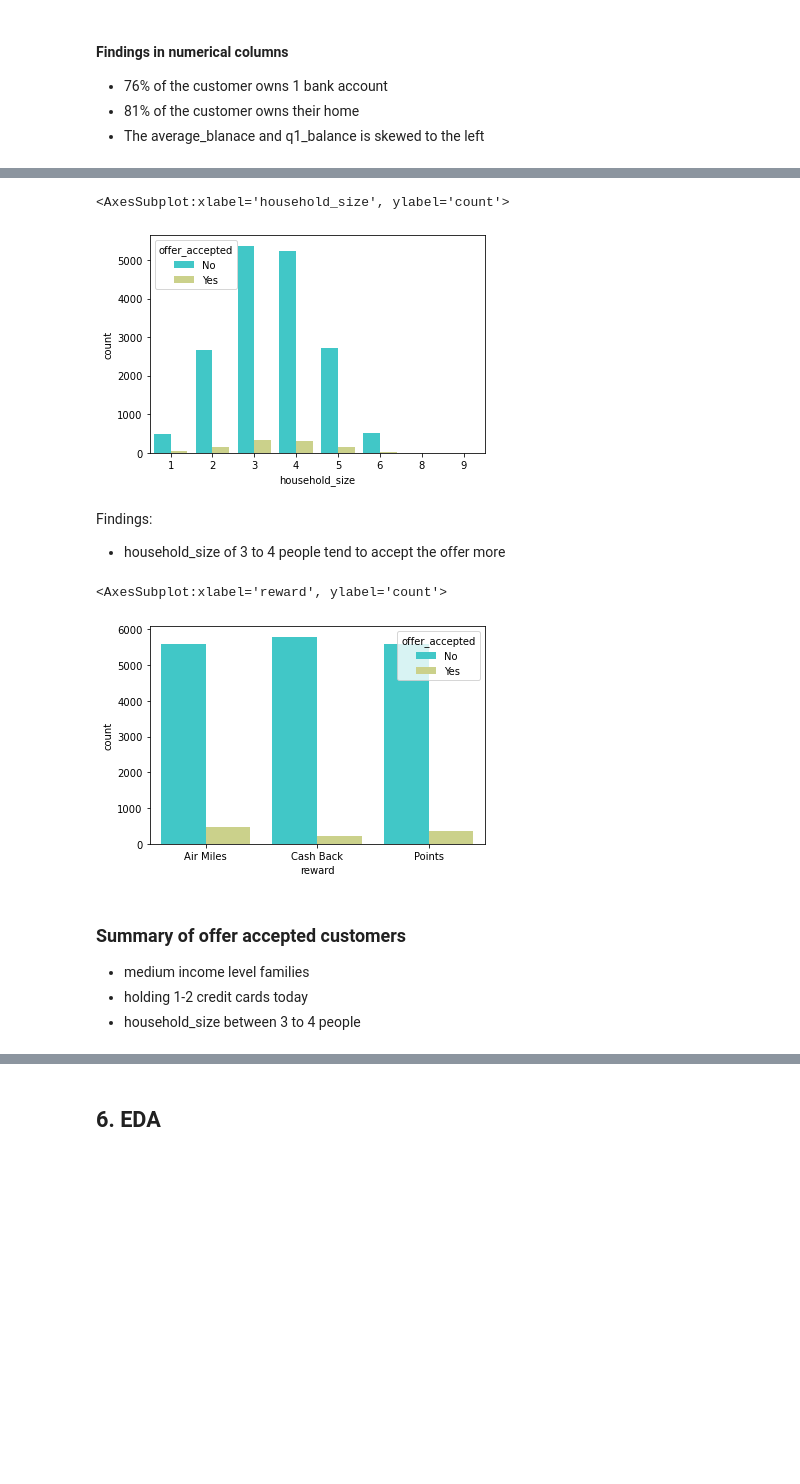
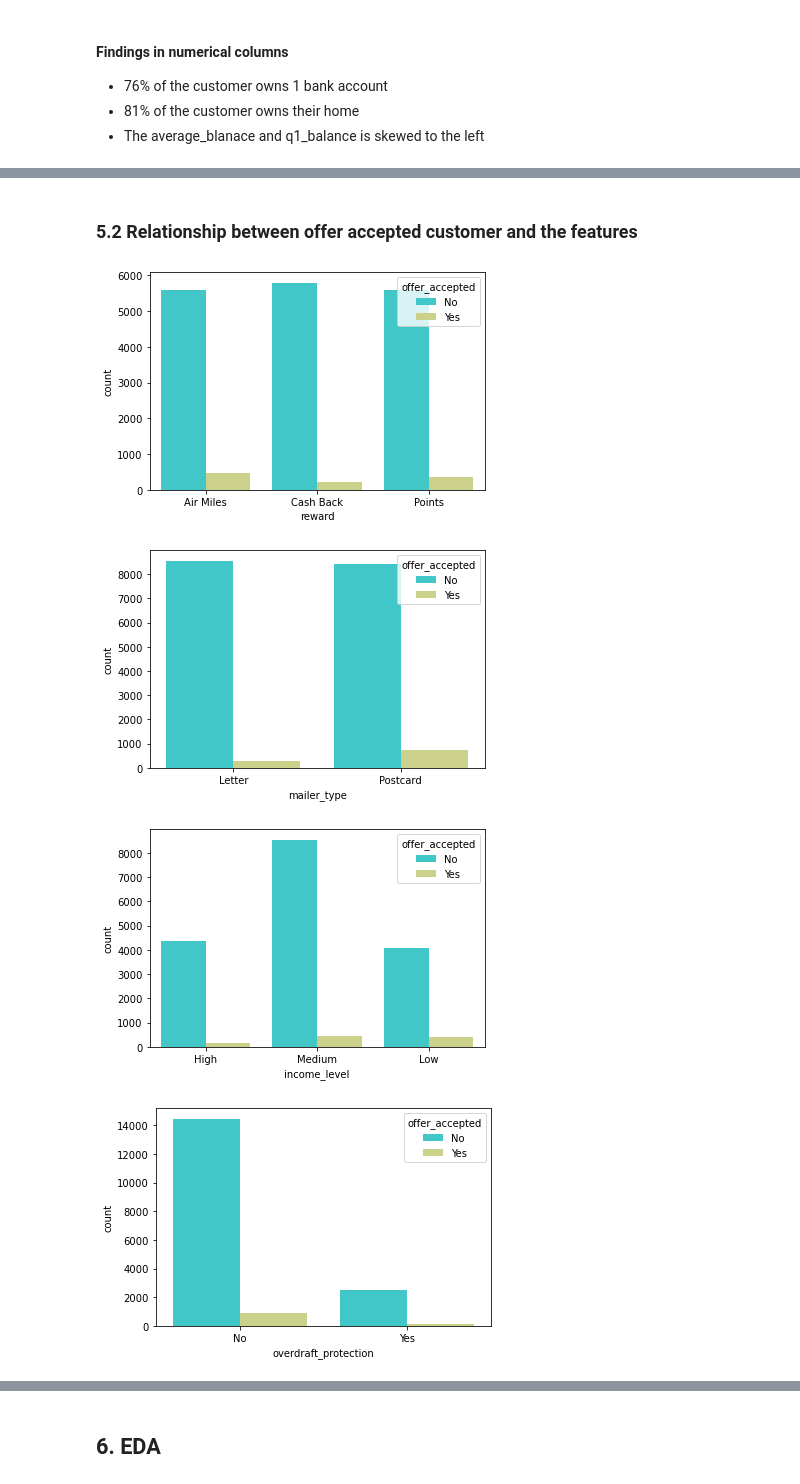
Before and after one commit to yuawano/mid-bootcamp-project, a Jupyter notebook: classification/data/mid-bootcamp-project, v5 (smote).ipynb, the cells around one changed output, grey strips where cells are left out. Saved outputs shown, nothing was run; the diff lists cells and outputs as text; code cells hidden in the pictures; blank space fills up the shorter version.

Commit message:
data visualization added

```diff
--- a/classification/data/mid-bootcamp-project, v5 (smote).ipynb
+++ b/classification/data/mid-bootcamp-project, v5 (smote).ipynb
@@ -456,18 +431,14 @@ Findings:
-# %%
-sns.countplot(x = 'household_size', hue = 'offer_accepted', data = data_vis, palette = 'rainbow' )
-# %% [output]
-<AxesSubplot:xlabel='household_size', ylabel='count'>
-[figure, removed]
-# %% [markdown]
-Findings:
-- household_size of 3 to 4 people tend to accept the offer more
-# %%
-sns.countplot(x = 'reward', hue = 'offer_accepted', data = data_vis, palette = 'rainbow' )
-# %% [output]
-<AxesSubplot:xlabel='reward', ylabel='count'>
-[figure, removed]
-# %% [markdown]
-### Summary of offer accepted customers
-- medium income level families
-- holding 1-2 credit cards today
-- household_size between 3 to 4 people
+# %% [markdown]
+### 5.2 Relationship between offer accepted customer and the features
+# %%
+columns = ['reward', 'mailer_type', 'income_level',
+       'overdraft_protection', 'credit_rating', 'own_your_home','bank_accounts_open', 'credit_cards_held', 'homes_owned',
+       'household_size']
+for i in columns:
+    sns.countplot(x = i, hue = 'offer_accepted', data = data_vis, palette = 'rainbow' )
+    plt.show()
+# %% [output]
+[figure, added]
+[figure, added]
+[figure, added]
+[figure, added]
```
Also changed, not shown: parts of 39 cells of this notebook.
